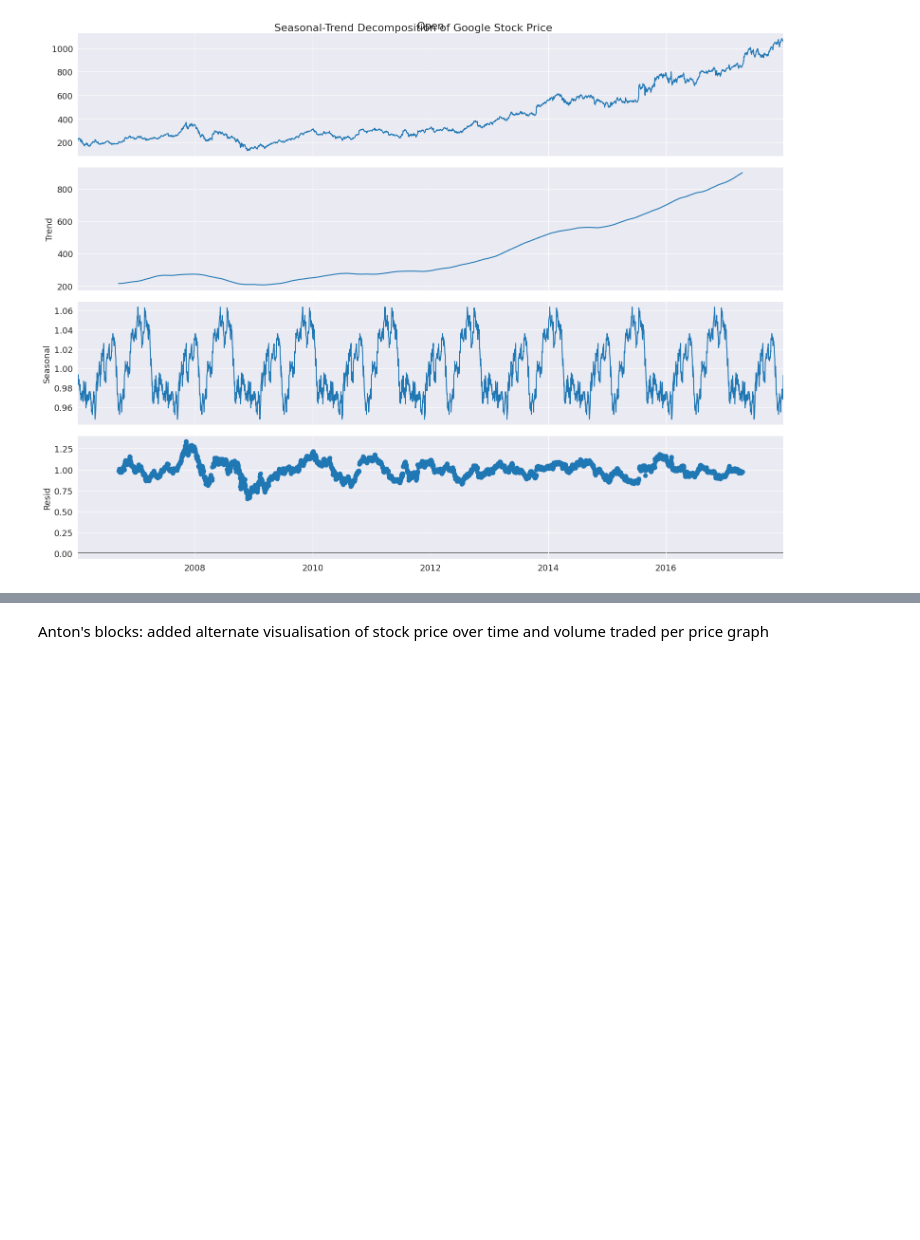
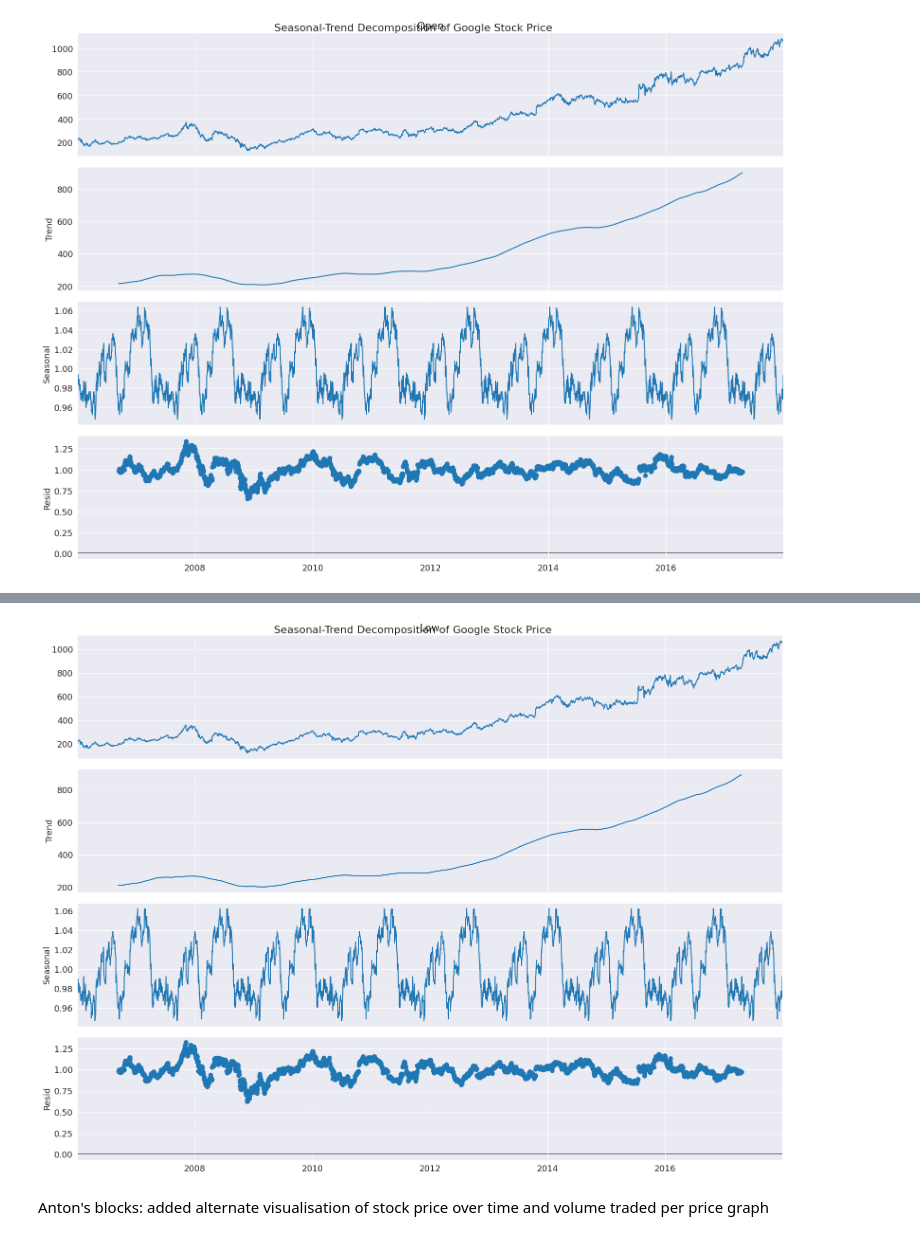
Before and after one commit to irene-fagnani/ADAML-project2, a Jupyter notebook: Code.ipynb, the cells around one changed output, grey strips where cells are left out. Cells and saved outputs as stored; diff of their text form; code cells hidden in the pictures; blank space fills up the shorter version.

```diff
--- a/Code.ipynb
+++ b/Code.ipynb
@@ -84,3 +105,14 @@ plt.show()
+# %%
+data["Low"] = data["Low"].fillna(method='ffill')
+data["Low"].index = pd.to_datetime(data.index)
+data["Low"] = data["Low"].asfreq('B')
+
+# daily seasonality
+result = seasonal_decompose(data["Low"], model='multiplicative', period=365)
+result.plot()
+plt.show()
+# %% [output]
+[figure, added]
 # %% [markdown]
 Anton's blocks: added alternate visualisation of stock price over time and volume traded per price graph
 # %%
```
Also changed, not shown: parts of 3 cells of this notebook.
